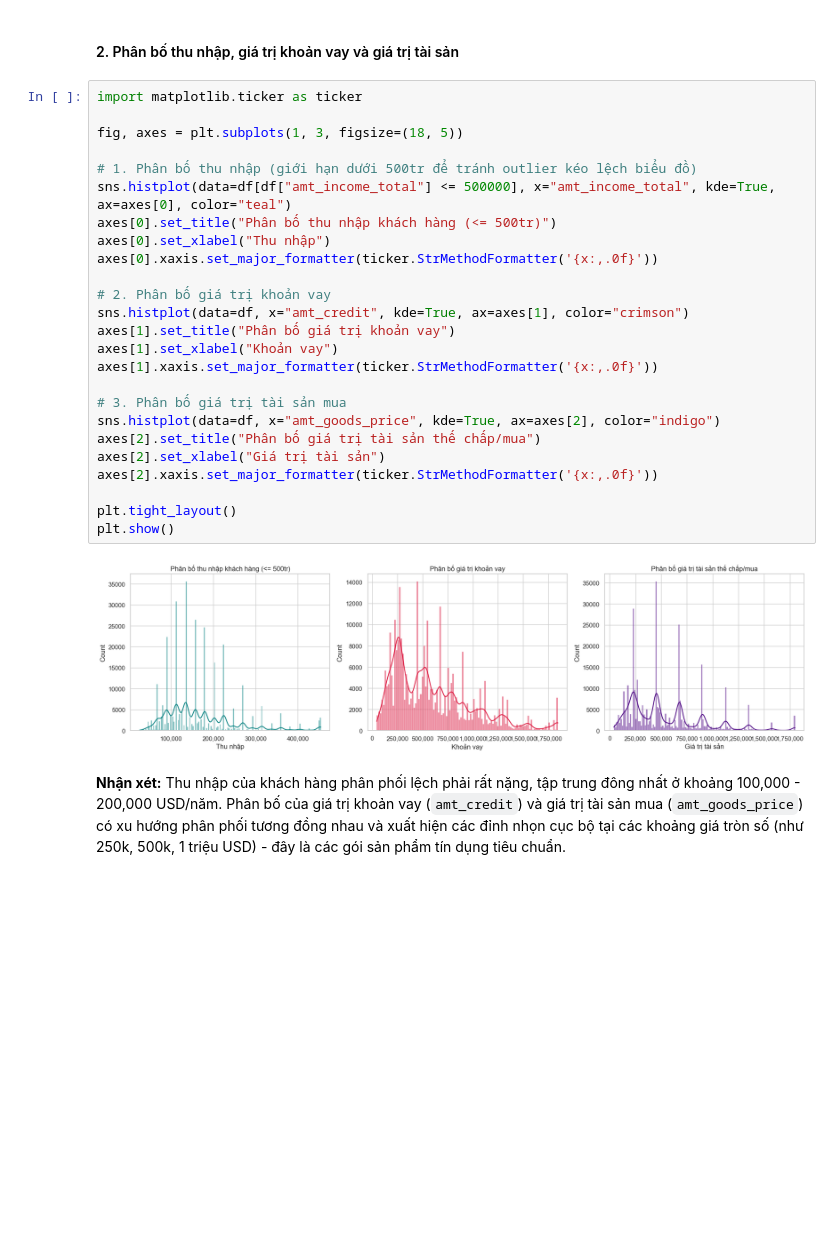
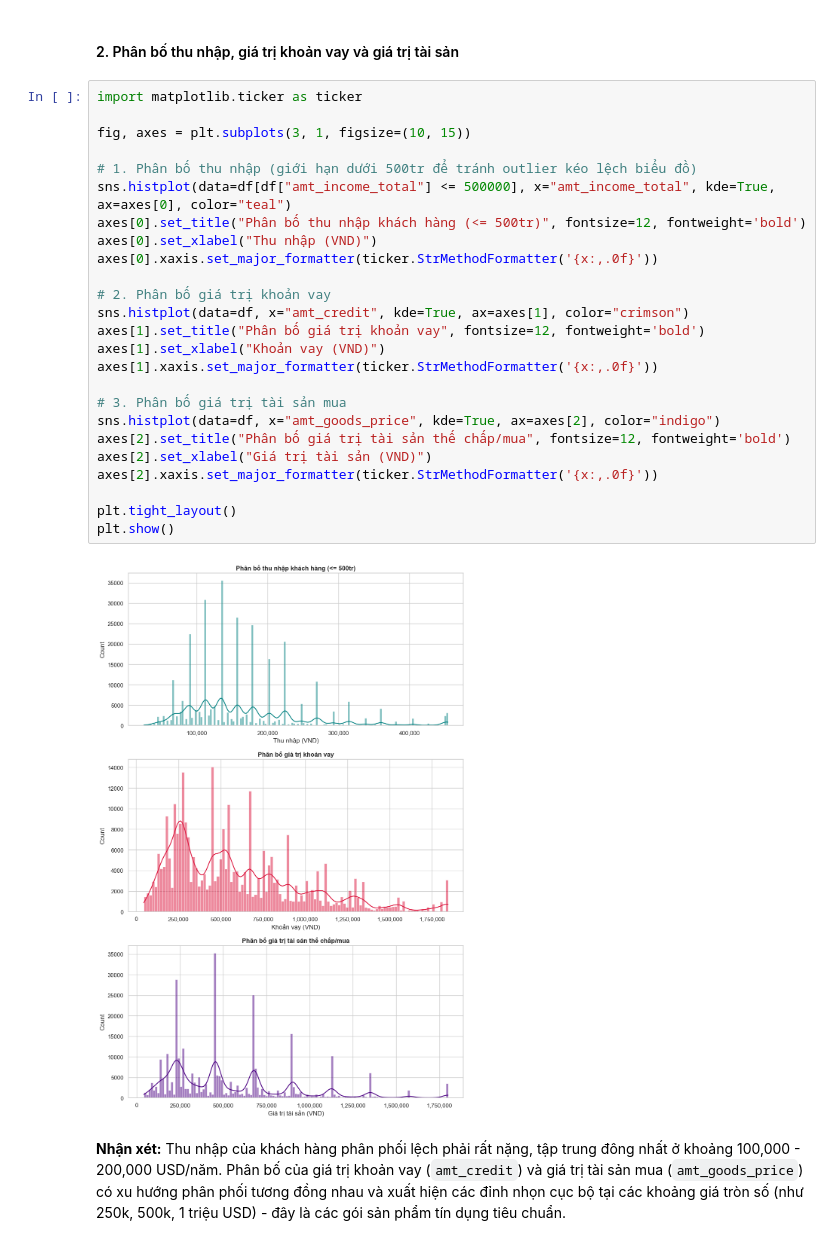
Before and after one commit to thanhhung9720001-collab/credit-risk-classifier, a Jupyter notebook: notebooks/04_eda_visualization.ipynb, the cells around one changed output. Drawn from its saved outputs; the diff is of its cells as text; blank space fills up the shorter version.

```diff
--- a/notebooks/04_eda_visualization.ipynb
+++ b/notebooks/04_eda_visualization.ipynb
@@ -258,30 +258,30 @@ Passing `palette` without assigning `hue` is deprecated and will be removed in v
 # %%
 import matplotlib.ticker as ticker
 
-fig, axes = plt.subplots(1, 3, figsize=(18, 5))
+fig, axes = plt.subplots(3, 1, figsize=(10, 15))
 
 # 1. Phân bố thu nhập (giới hạn dưới 500tr để tránh outlier kéo lệch biểu đồ)
 sns.histplot(data=df[df["amt_income_total"] <= 500000], x="amt_income_total", kde=True, ax=axes[0], color="teal")
-axes[0].set_title("Phân bố thu nhập khách hàng (<= 500tr)")
-axes[0].set_xlabel("Thu nhập")
+axes[0].set_title("Phân bố thu nhập khách hàng (<= 500tr)", fontsize=12, fontweight='bold')
+axes[0].set_xlabel("Thu nhập (VND)")
 axes[0].xaxis.set_major_formatter(ticker.StrMethodFormatter('{x:,.0f}'))
 
 # 2. Phân bố giá trị khoản vay
 sns.histplot(data=df, x="amt_credit", kde=True, ax=axes[1], color="crimson")
-axes[1].set_title("Phân bố giá trị khoản vay")
-axes[1].set_xlabel("Khoản vay")
+axes[1].set_title("Phân bố giá trị khoản vay", fontsize=12, fontweight='bold')
+axes[1].set_xlabel("Khoản vay (VND)")
 axes[1].xaxis.set_major_formatter(ticker.StrMethodFormatter('{x:,.0f}'))
 
 # 3. Phân bố giá trị tài sản mua
 sns.histplot(data=df, x="amt_goods_price", kde=True, ax=axes[2], color="indigo")
-axes[2].set_title("Phân bố giá trị tài sản thế chấp/mua")
-axes[2].set_xlabel("Giá trị tài sản")
+axes[2].set_title("Phân bố giá trị tài sản thế chấp/mua", fontsize=12, fontweight='bold')
+axes[2].set_xlabel("Giá trị tài sản (VND)")
 axes[2].xaxis.set_major_formatter(ticker.StrMethodFormatter('{x:,.0f}'))
 
 plt.tight_layout()
 plt.show()
 # %% [output]
-[figure, old version]
+[figure, new version]
 # %% [markdown]
 **Nhận xét:** Thu nhập của khách hàng phân phối lệch phải rất nặng, tập trung đông nhất ở khoảng 100,000 - 200,000 USD/năm. Phân bố của giá trị khoản vay (`amt_credit`) và giá trị tài sản mua (`amt_goods_price`) có xu hướng phân phối tương đồng nhau và xuất hiện các đỉnh nhọn cục bộ tại các khoảng giá tròn số (như 250k, 500k, 1 triệu USD) - đây là các gói sản phẩm tín dụng tiêu chuẩn.
 # %% [markdown]
```
Also changed, not shown: parts of 1 cell of this notebook, 1 other file.
